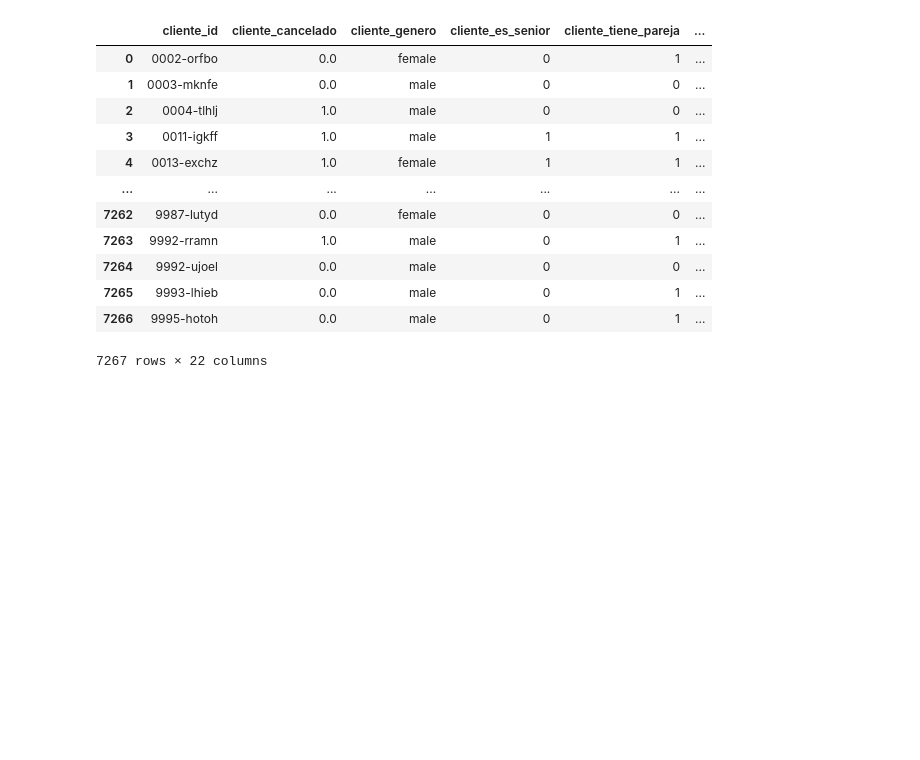
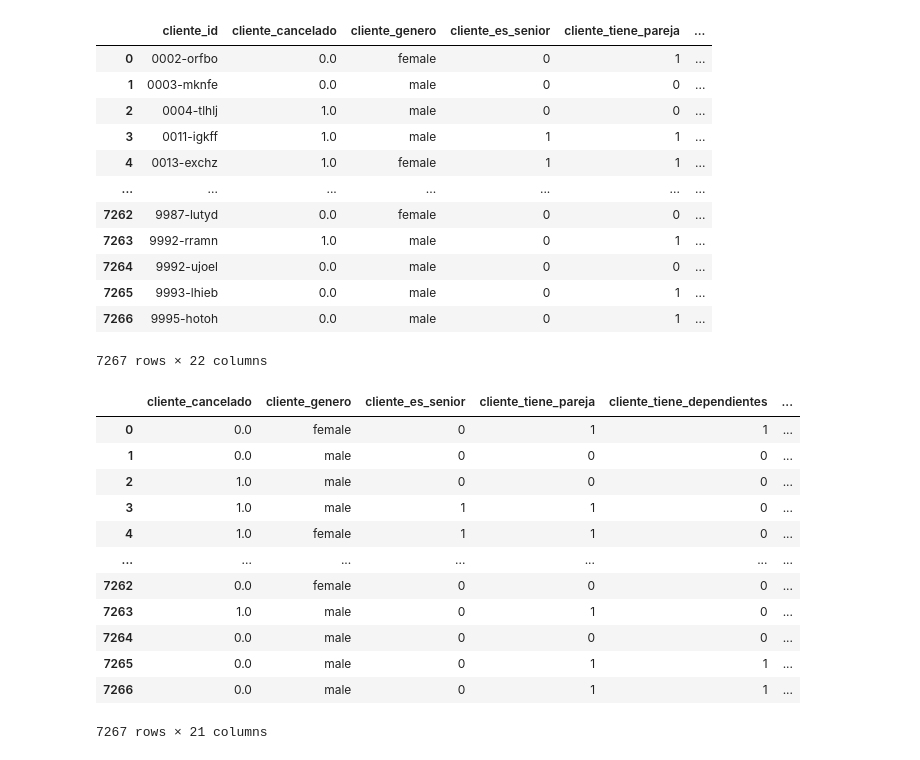
Before and after one commit to Lucas-Jimenez-uribe/Telecom_x_2, a Jupyter notebook: telecom_x_2.ipynb, the cells around one changed output. Drawn from its saved outputs; the diff is of its cells as text; code cells hidden in the pictures; blank space fills up the shorter version.

```diff
--- a/telecom_x_2.ipynb
+++ b/telecom_x_2.ipynb
@@ -21,3 +21,21 @@ df
 | 7265 | 9993-lhieb | 0.0 | male | 0 | 1 | ... |
 | 7266 | 9995-hotoh | 0.0 | male | 0 | 1 | ... |
 7267 rows × 22 columns
+# %%
+df = df.drop(['cliente_id'], axis=1)
+# %%
+df
+# %% [output]
+|  | cliente_cancelado | cliente_genero | cliente_es_senior | cliente_tiene_pareja | cliente_tiene_dependientes | ... |
+| 0 | 0.0 | female | 0 | 1 | 1 | ... |
+| 1 | 0.0 | male | 0 | 0 | 0 | ... |
+| 2 | 1.0 | male | 0 | 0 | 0 | ... |
+| 3 | 1.0 | male | 1 | 1 | 0 | ... |
+| 4 | 1.0 | female | 1 | 1 | 0 | ... |
+| ... | ... | ... | ... | ... | ... | ... |
+| 7262 | 0.0 | female | 0 | 0 | 0 | ... |
+| 7263 | 1.0 | male | 0 | 1 | 0 | ... |
+| 7264 | 0.0 | male | 0 | 0 | 0 | ... |
+| 7265 | 0.0 | male | 0 | 1 | 1 | ... |
+| 7266 | 0.0 | male | 0 | 1 | 1 | ... |
+7267 rows × 21 columns
```
Also changed, not shown: parts of 9 cells of this notebook.
